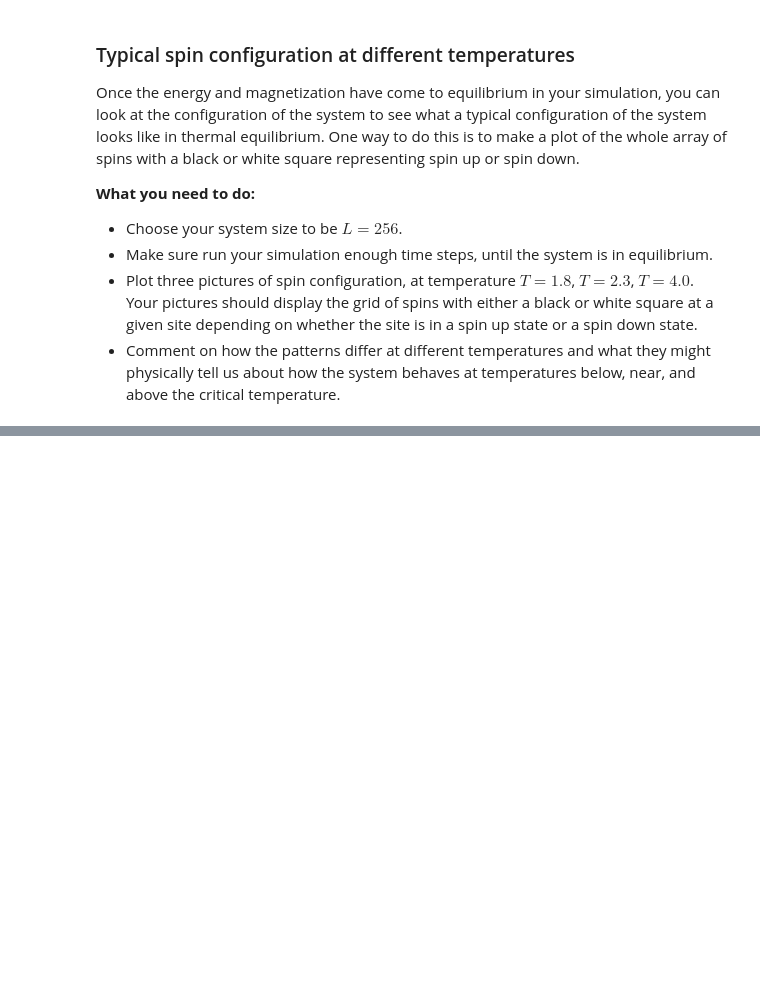
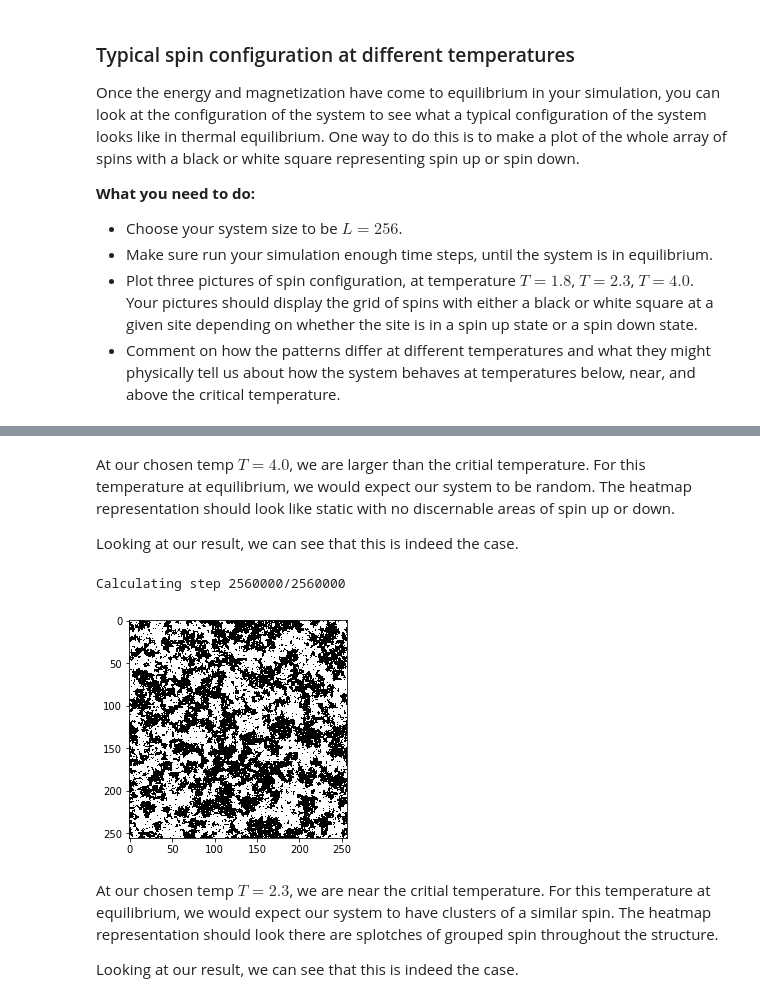
Before and after one commit to CzJLee/Physics-180N, a Jupyter notebook: Project 3/proj_3.ipynb, the cells around one changed output, grey strips where cells are left out. Saved outputs shown, nothing was run; the diff lists cells and outputs as text; code cells hidden in the pictures; blank space fills up the shorter version.

```diff
--- a/Project 3/proj_3.ipynb
+++ b/Project 3/proj_3.ipynb
@@ -267,0 +396,26 @@ Once the energy and magnetization have come to equilibrium in your simulation, y
+# %% [markdown]
+At our chosen temp $T = 4.0$, we are larger than the critial temperature. For this temperature at equilibrium, we would expect our system to be random. The heatmap representation should look like static with no discernable areas of spin up or down.
+
+Looking at our result, we can see that this is indeed the case.
+# %%
+# Set parameters
+L = 256
+num_steps = L * 10000
+temp = 2.3
+
+# Create our Ising model.
+model = Ising_2d(L, temp)
+model.set_rand_state()
+
+# Let's run the MCMC for multiple steps.
+model.mcmcm(num_steps, calculate_vals = False, verbose = True)
+
+# And show the state
+model.show_state()
+# %% [output]
+Calculating step 2560000/2560000
+[figure, added]
+# %% [markdown]
+At our chosen temp $T = 2.3$, we are near the critial temperature. For this temperature at equilibrium, we would expect our system to have clusters of a similar spin. The heatmap representation should look there are splotches of grouped spin throughout the structure.
+
+Looking at our result, we can see that this is indeed the case.
```
Also changed, not shown: parts of 20 cells of this notebook.
